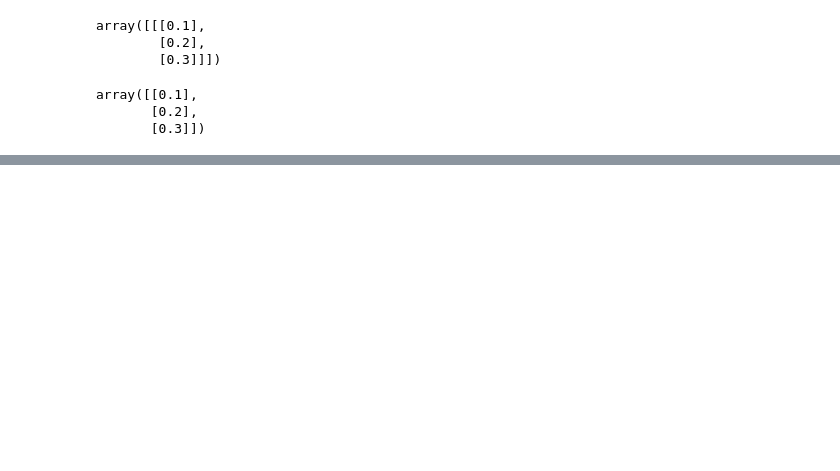
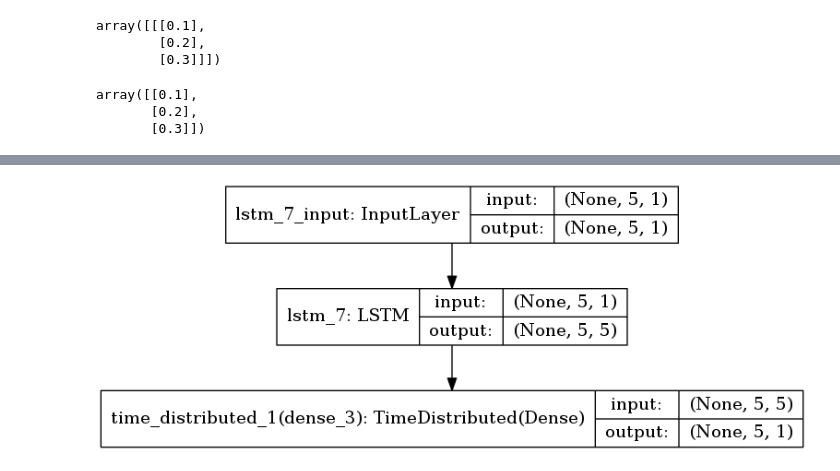
Before and after one commit to benhoyle/benhoyle.github.io-src, a Jupyter notebook: content/notebooks/title_generation/Learning about LSTMs in Keras.ipynb, the cells around one changed output, grey strips where cells are left out. Drawn from its saved outputs; the diff is of its cells as text; code cells hidden in the pictures; blank space fills up the shorter version.

```diff
--- a/content/notebooks/title_generation/Learning about LSTMs in Keras.ipynb
+++ b/content/notebooks/title_generation/Learning about LSTMs in Keras.ipynb
@@ -224,3 +242,31 @@ data[0]
 array([[0.1],
        [0.2],
        [0.3]])
+# %%
+from numpy import array
+from keras.models import Sequential
+from keras.layers import Dense
+from keras.layers import TimeDistributed
+from keras.layers import LSTM
+# prepare sequence
+length = 5
+seq = array([i/float(length) for i in range(length)])
+X = seq.reshape(1, length, 1)
+y = seq.reshape(1, length, 1)
+# define LSTM configuration
+n_neurons = length
+n_batch = 1
+n_epoch = 1000
+# create LSTM
+model = Sequential()
+model.add(LSTM(n_neurons, input_shape=(length, 1), return_sequences=True))
+model.add(TimeDistributed(Dense(1)))
+model.compile(loss='mean_squared_error', optimizer='adam')
+print(model.summary())
+
+# train LSTM
+model.fit(X, y, epochs=n_epoch, batch_size=n_batch, verbose=2)
+# evaluate
+result = model.predict(X, batch_size=n_batch, verbose=0)
+for value in result[0,:,0]:
+	print('%.1f' % value)
@@ -226,0 +291,4 @@ array([[0.1],
+# %%
+Image(model_to_dot(model, show_shapes=True).create_png(prog='dot'))
+# %% [output]
+[figure, added]
```
Also changed, not shown: parts of 17 cells of this notebook, 9 other files.
